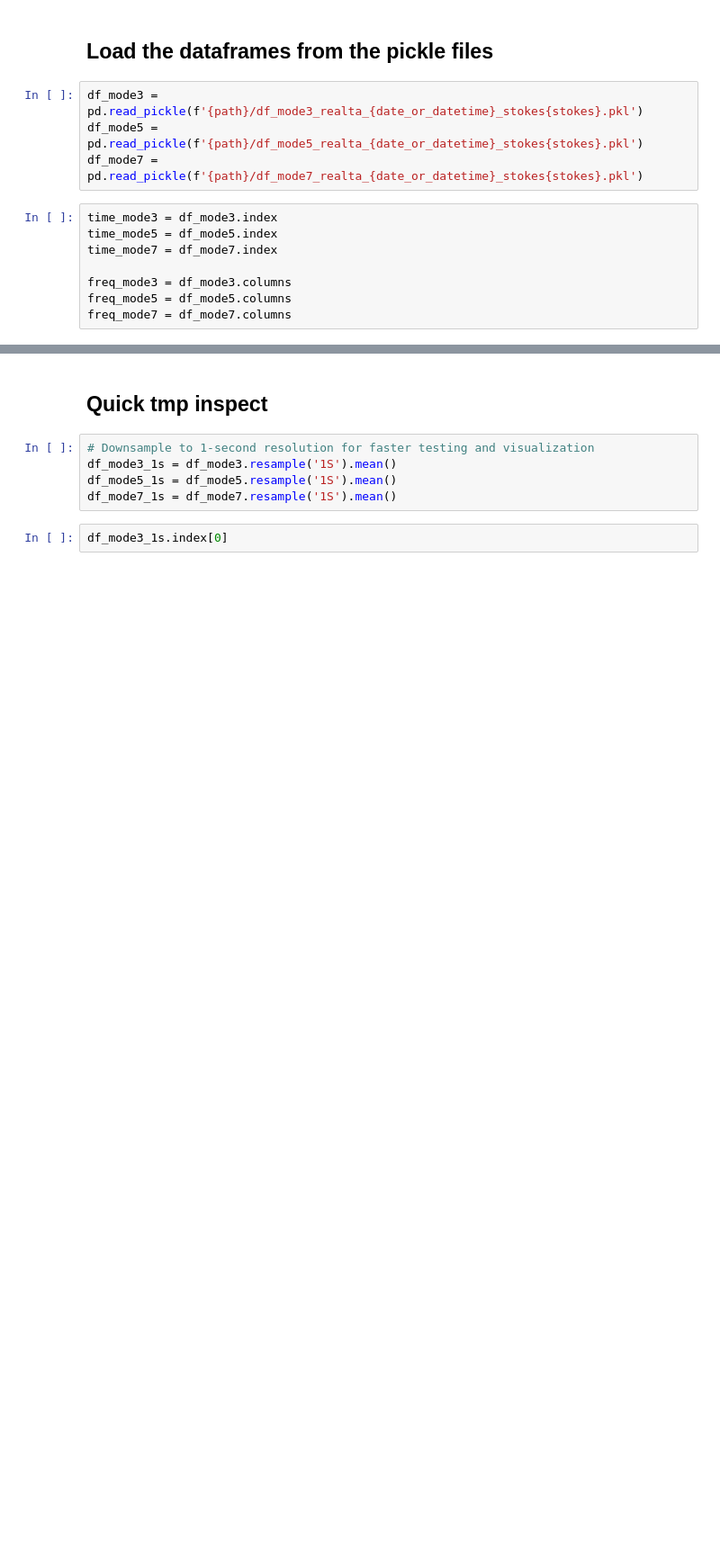
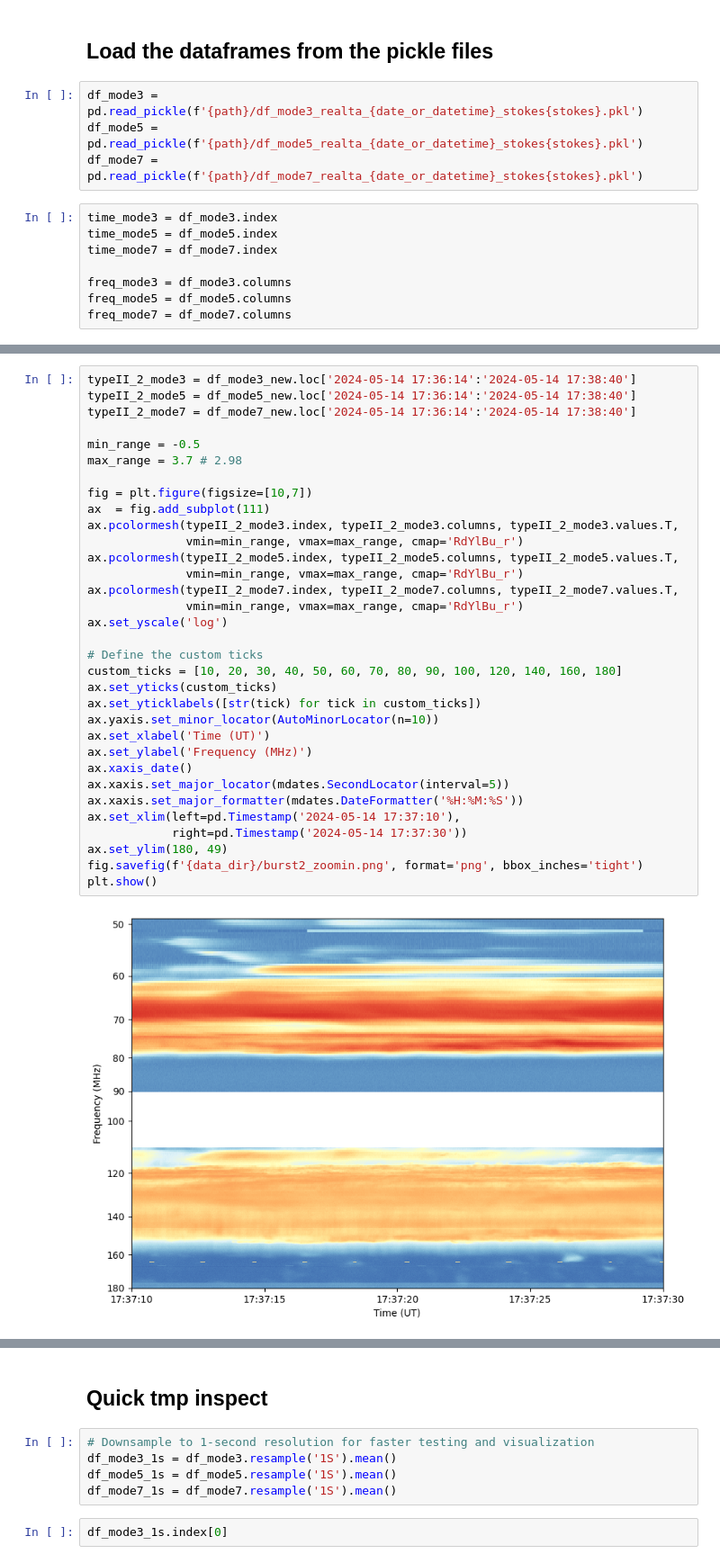
Before and after one commit to MohamedNedal/dias_work, a Jupyter notebook: plot_realita_spectra_v3.ipynb, the cells around one changed output, grey strips where cells are left out. Shown at 90% size. Cells and saved outputs as stored; diff of their text form; blank space fills up the shorter version.

```diff
--- a/plot_realita_spectra_v3.ipynb
+++ b/plot_realita_spectra_v3.ipynb
@@ -211,0 +243,35 @@ freq_mode7 = df_mode7.columns
+# %%
+typeII_2_mode3 = df_mode3_new.loc['2024-05-14 17:36:14':'2024-05-14 17:38:40']
+typeII_2_mode5 = df_mode5_new.loc['2024-05-14 17:36:14':'2024-05-14 17:38:40']
+typeII_2_mode7 = df_mode7_new.loc['2024-05-14 17:36:14':'2024-05-14 17:38:40']
+
+min_range = -0.5
+max_range = 3.7 # 2.98
+
+fig = plt.figure(figsize=[10,7])
+ax  = fig.add_subplot(111)
+ax.pcolormesh(typeII_2_mode3.index, typeII_2_mode3.columns, typeII_2_mode3.values.T,
+              vmin=min_range, vmax=max_range, cmap='RdYlBu_r')
+ax.pcolormesh(typeII_2_mode5.index, typeII_2_mode5.columns, typeII_2_mode5.values.T,
+              vmin=min_range, vmax=max_range, cmap='RdYlBu_r')
+ax.pcolormesh(typeII_2_mode7.index, typeII_2_mode7.columns, typeII_2_mode7.values.T,
+              vmin=min_range, vmax=max_range, cmap='RdYlBu_r')
+ax.set_yscale('log')
+
+# Define the custom ticks
+custom_ticks = [10, 20, 30, 40, 50, 60, 70, 80, 90, 100, 120, 140, 160, 180]
+ax.set_yticks(custom_ticks)
+ax.set_yticklabels([str(tick) for tick in custom_ticks])
+ax.yaxis.set_minor_locator(AutoMinorLocator(n=10))
+ax.set_xlabel('Time (UT)')
+ax.set_ylabel('Frequency (MHz)')
+ax.xaxis_date()
+ax.xaxis.set_major_locator(mdates.SecondLocator(interval=5))
+ax.xaxis.set_major_formatter(mdates.DateFormatter('%H:%M:%S'))
+ax.set_xlim(left=pd.Timestamp('2024-05-14 17:37:10'),
+            right=pd.Timestamp('2024-05-14 17:37:30'))
+ax.set_ylim(180, 49)
+fig.savefig(f'{data_dir}/burst2_zoomin.png', format='png', bbox_inches='tight')
+plt.show()
+# %% [output]
+[figure, added]
```
Also changed, not shown: parts of 9 cells of this notebook, 6 other files.
